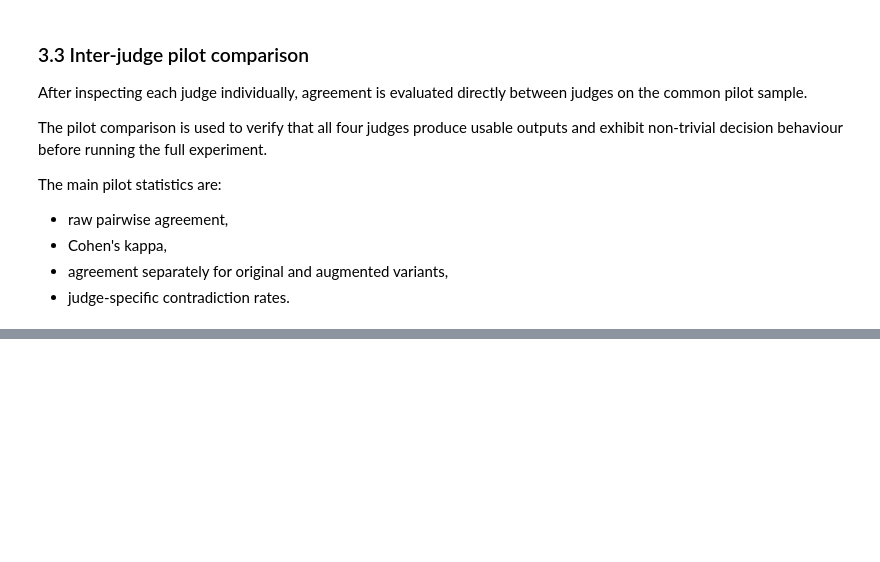
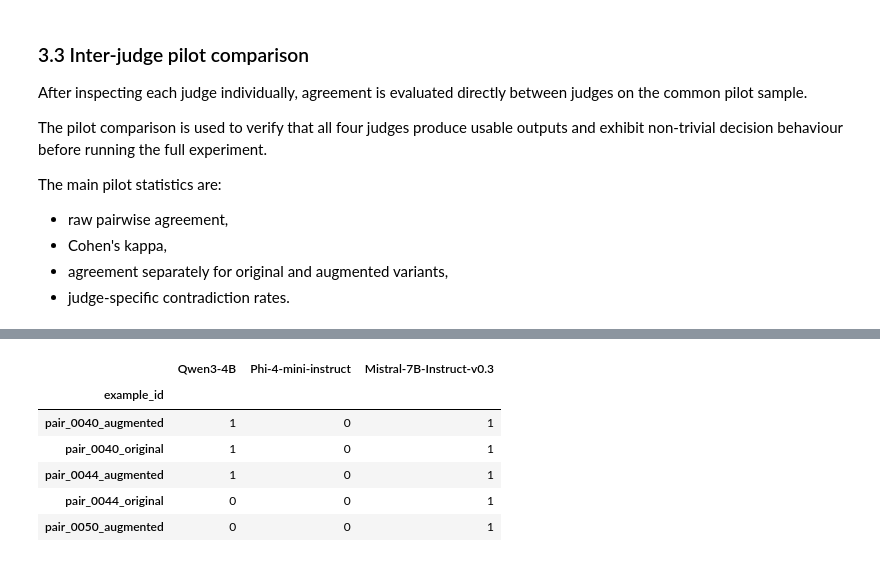
Before and after one commit to Maty228/LLM-Persona-judge-agreement, a Jupyter notebook: llm_judge_agreement.ipynb, the cells around one changed output, grey strips where cells are left out. Cells and saved outputs as stored; diff of their text form; code cells hidden in the pictures; blank space fills up the shorter version.

```diff
--- a/llm_judge_agreement.ipynb
+++ b/llm_judge_agreement.ipynb
@@ -1362,0 +2082,33 @@ qwen_phi_disagreements[
+# %%
+pilot_prediction_matrix = pd.DataFrame(
+    {
+        JUDGE_CONFIGS[
+            model_id
+        ]["label"]: (
+            judgments
+            .set_index(
+                "example_id"
+            )[
+                "parsed_label_binary"
+            ]
+        )
+        for model_id, judgments
+        in pilot_judges.items()
+    }
+)
+
+
+pilot_prediction_matrix = (
+    pilot_prediction_matrix
+    .sort_index()
+)
+
+pilot_prediction_matrix.head()
+# %% [output]
+|  | Qwen3-4B | Phi-4-mini-instruct | Mistral-7B-Instruct-v0.3 |
+| example_id |  |  |  |
+| pair_0040_augmented | 1 | 0 | 1 |
+| pair_0040_original | 1 | 0 | 1 |
+| pair_0044_augmented | 1 | 0 | 1 |
+| pair_0044_original | 0 | 0 | 1 |
+| pair_0050_augmented | 0 | 0 | 1 |
```
Also changed, not shown: parts of 12 cells of this notebook, 2 other files.
